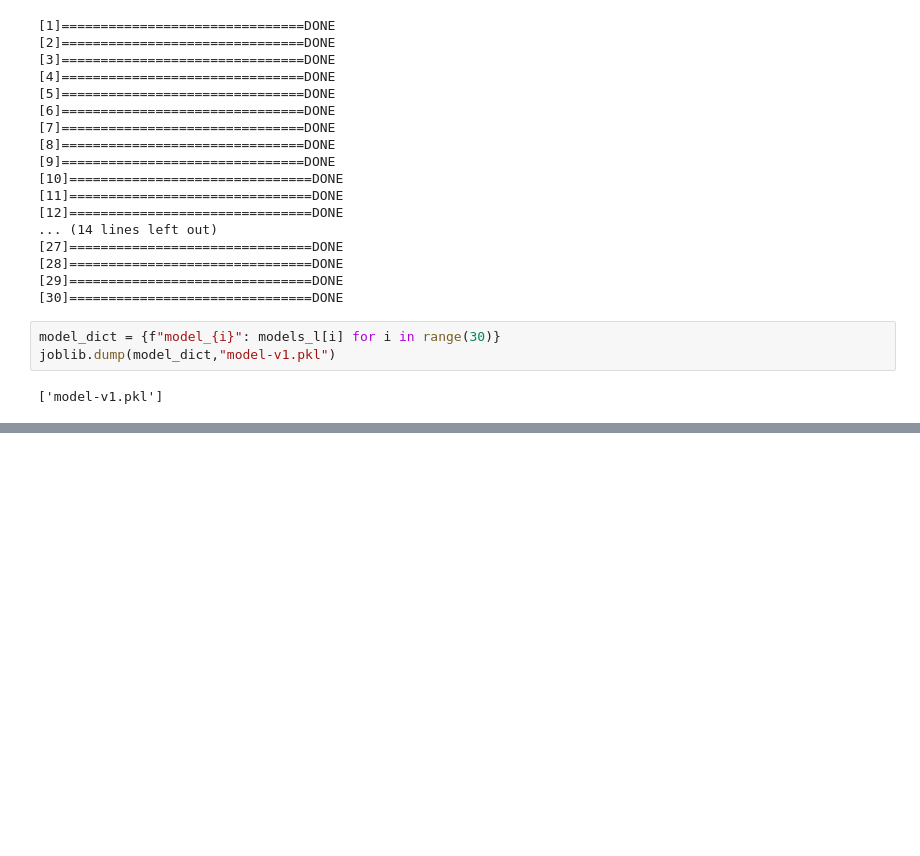
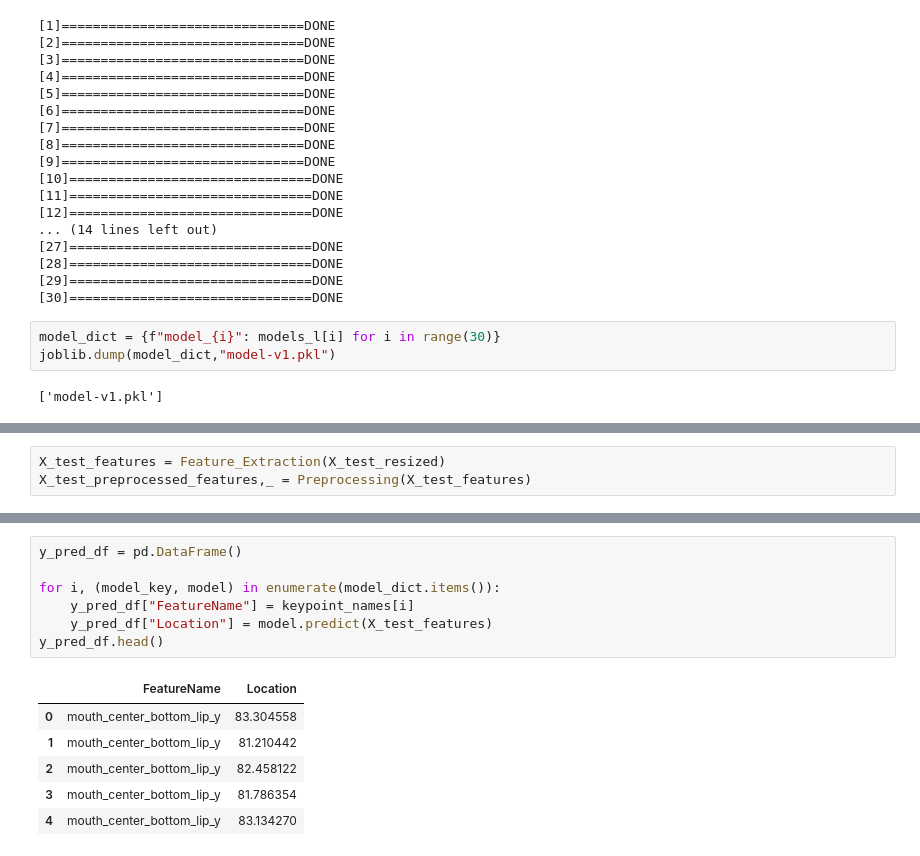
Before and after one commit to vishal-adithya/FacePointX, a Jupyter notebook: main.ipynb, the cells around one changed output, grey strips where cells are left out. Drawn from its saved outputs; the diff is of its cells as text; blank space fills up the shorter version.

```diff
--- a/main.ipynb
+++ b/main.ipynb
@@ -173,0 +199,3 @@ joblib.dump(model_dict,"model-v1.pkl")
+# %%
+X_test_features = Feature_Extraction(X_test_resized)
+X_test_preprocessed_features,_ = Preprocessing(X_test_features)
@@ -173,0 +222,14 @@ joblib.dump(model_dict,"model-v1.pkl")
+# %%
+y_pred_df = pd.DataFrame()
+
+for i, (model_key, model) in enumerate(model_dict.items()):
+    y_pred_df["FeatureName"] = keypoint_names[i]
+    y_pred_df["Location"] = model.predict(X_test_features)
+y_pred_df.head()
+# %% [output]
+|  | FeatureName | Location |
+| 0 | mouth_center_bottom_lip_y | 83.304558 |
+| 1 | mouth_center_bottom_lip_y | 81.210442 |
+| 2 | mouth_center_bottom_lip_y | 82.458122 |
+| 3 | mouth_center_bottom_lip_y | 81.786354 |
+| 4 | mouth_center_bottom_lip_y | 83.134270 |
```
Also changed, not shown: parts of 9 cells of this notebook, 1 other file.
